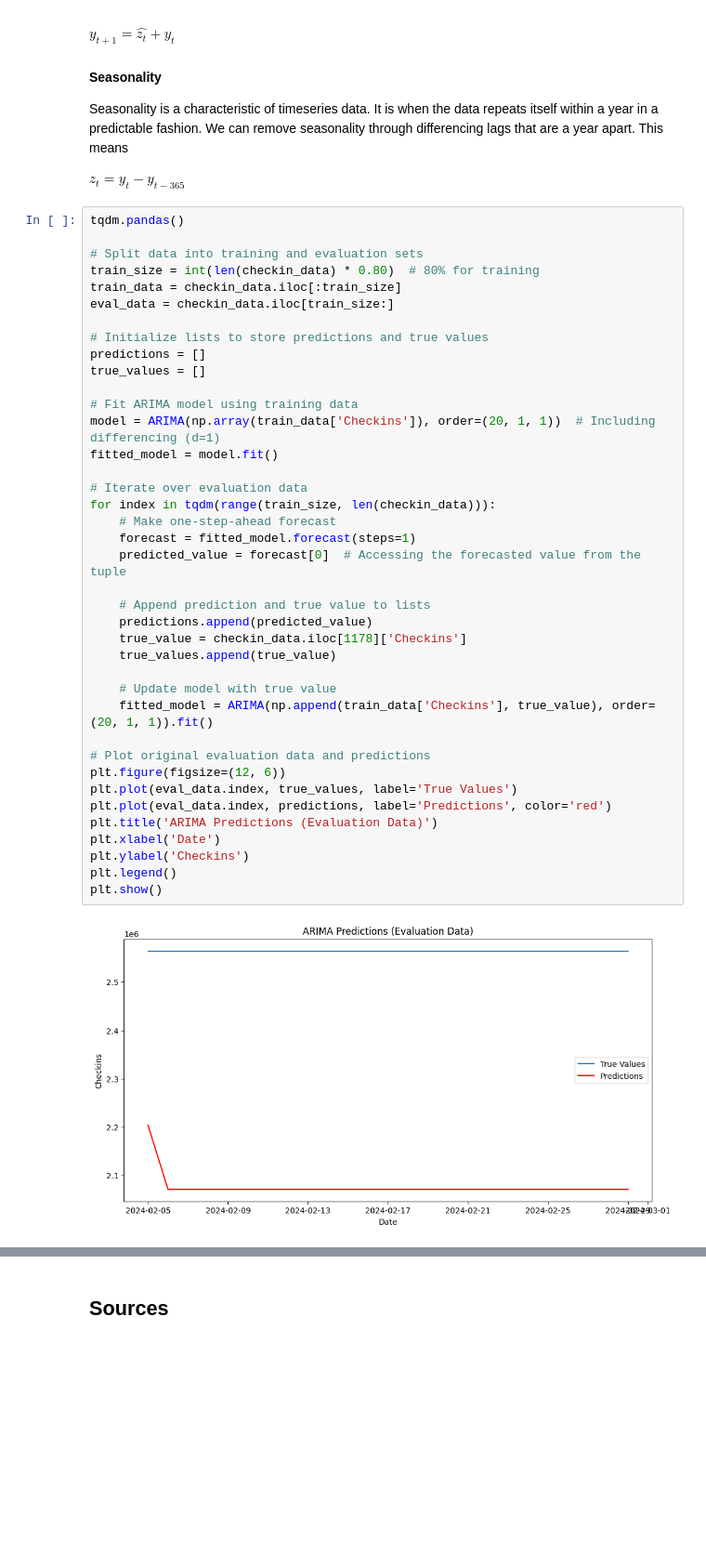
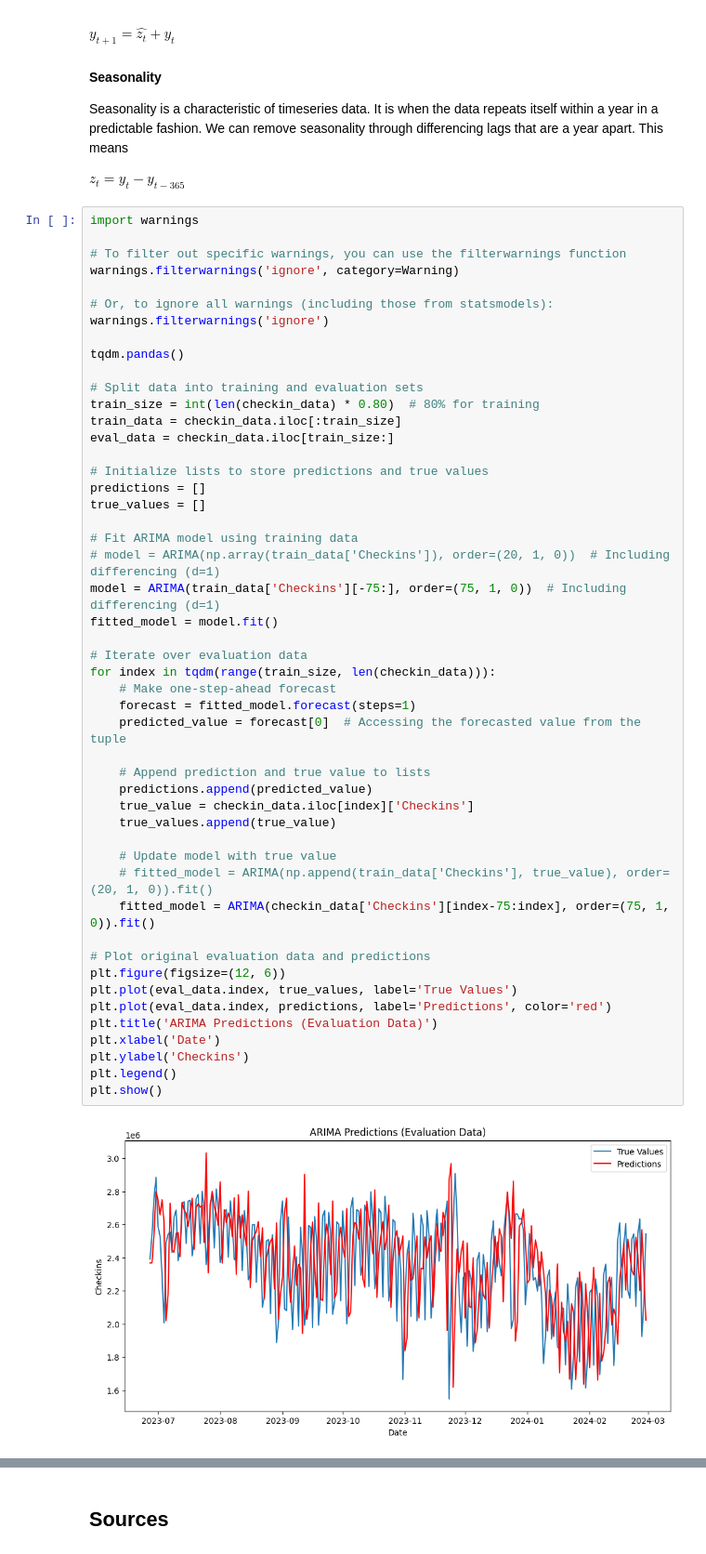
Before and after one commit to nisaac21/Kalshi-Strategies, a Jupyter notebook: tsa_market/research/time_series_data_analysis.ipynb, the cells around one changed output, grey strips where cells are left out. Shown at 93% size. Saved outputs shown, nothing was run; the diff lists cells and outputs as text; blank space fills up the shorter version.

Commit message:
fixed ARIMA model and nb update

```diff
--- a/tsa_market/research/time_series_data_analysis.ipynb
+++ b/tsa_market/research/time_series_data_analysis.ipynb
@@ -144,6 +144,14 @@ Seasonality is a characteristic of timeseries data. It is when the data repeats
 
 $z_t = y_t - y_{t-365}$
 # %%
+import warnings
+
+# To filter out specific warnings, you can use the filterwarnings function
+warnings.filterwarnings('ignore', category=Warning)
+
+# Or, to ignore all warnings (including those from statsmodels):
+warnings.filterwarnings('ignore')
+
 tqdm.pandas()
 
 # Split data into training and evaluation sets
@@ -153,37 +161,39 @@ eval_data = checkin_data.iloc[train_size:]
 
 # Initialize lists to store predictions and true values
 predictions = []
 true_values = []
 
 # Fit ARIMA model using training data
-model = ARIMA(np.array(train_data['Checkins']), order=(20, 1, 1))  # Including differencing (d=1)
+# model = ARIMA(np.array(train_data['Checkins']), order=(20, 1, 0))  # Including differencing (d=1)
+model = ARIMA(train_data['Checkins'][-75:], order=(75, 1, 0))  # Including differencing (d=1)
 fitted_model = model.fit()
 
 # Iterate over evaluation data
 for index in tqdm(range(train_size, len(checkin_data))):
     # Make one-step-ahead forecast
     forecast = fitted_model.forecast(steps=1)
     predicted_value = forecast[0]  # Accessing the forecasted value from the tuple
 
     # Append prediction and true value to lists
     predictions.append(predicted_value)
-    true_value = checkin_data.iloc[1178]['Checkins']
+    true_value = checkin_data.iloc[index]['Checkins']
     true_values.append(true_value)
 
     # Update model with true value
-    fitted_model = ARIMA(np.append(train_data['Checkins'], true_value), order=(20, 1, 1)).fit()
+    # fitted_model = ARIMA(np.append(train_data['Checkins'], true_value), order=(20, 1, 0)).fit()
+    fitted_model = ARIMA(checkin_data['Checkins'][index-75:index], order=(75, 1, 0)).fit()
 
 # Plot original evaluation data and predictions
 plt.figure(figsize=(12, 6))
 plt.plot(eval_data.index, true_values, label='True Values')
 plt.plot(eval_data.index, predictions, label='Predictions', color='red')
 plt.title('ARIMA Predictions (Evaluation Data)')
 plt.xlabel('Date')
 plt.ylabel('Checkins')
 plt.legend()
 plt.show()
 # %% [output]
-[figure, old version]
+[figure, new version]
 # %%
 import numpy as np
 
```
Also changed, not shown: parts of 1 cell of this notebook, 2 other files.
